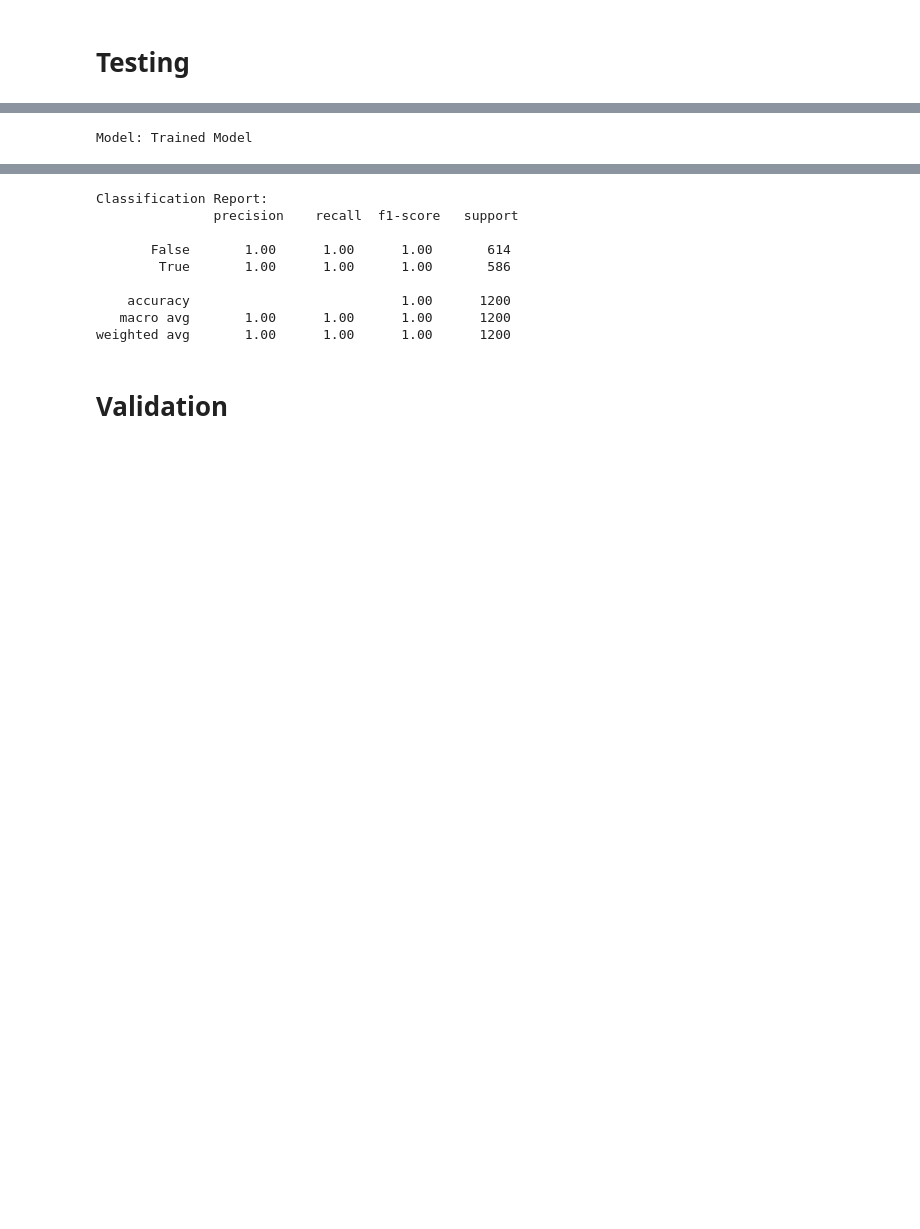
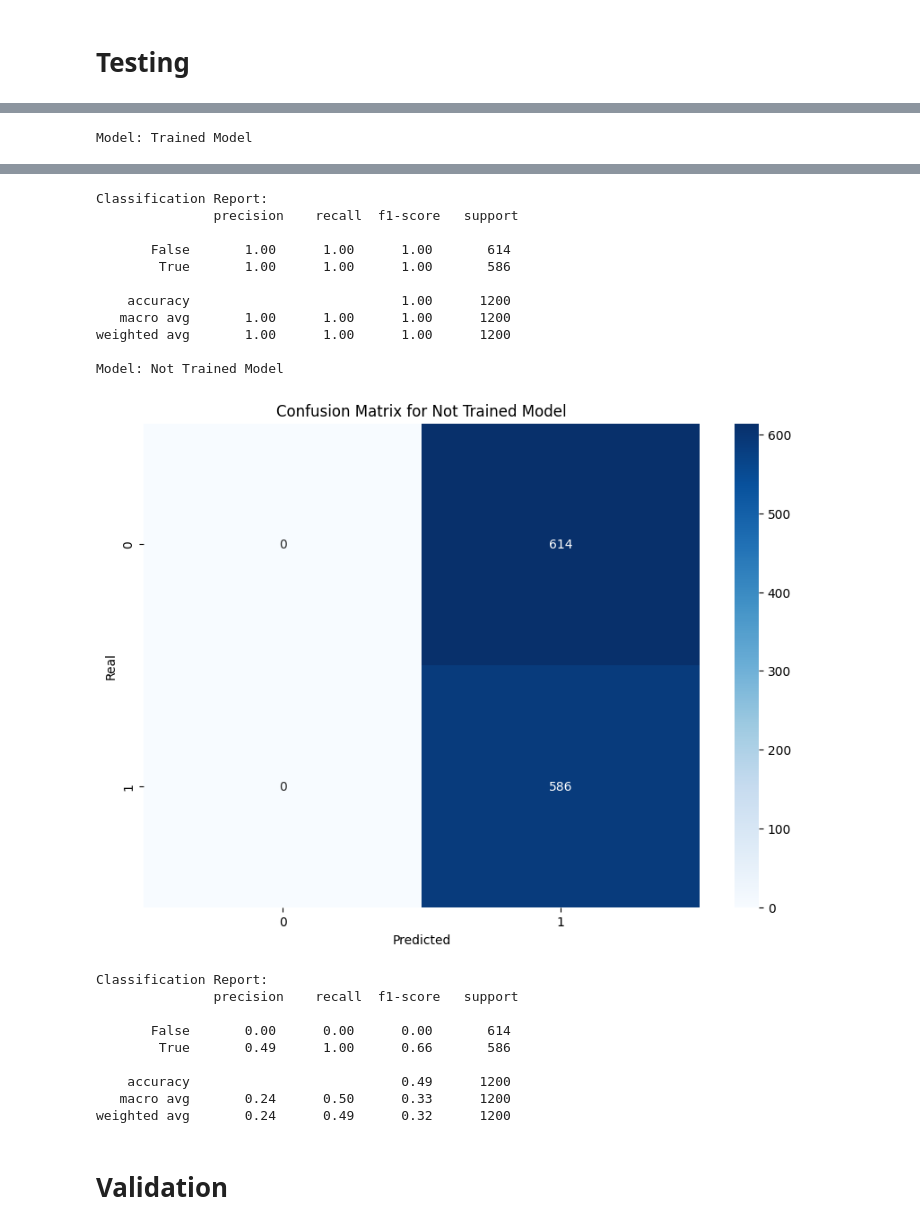
Before and after one commit to H4ppyCode/IA-AskTrainTravel, a Jupyter notebook: src/nlp/is_trip.ipynb, the cells around one changed output, grey strips where cells are left out. Drawn from its saved outputs; the diff is of its cells as text; code cells hidden in the pictures; blank space fills up the shorter version.

```diff
--- a/src/nlp/is_trip.ipynb
+++ b/src/nlp/is_trip.ipynb
@@ -95,5 +56,5 @@ nlp.to_disk("model_is_trip_trained")
 # %% [markdown]
 # Testing
 # %%
-nlp_trained = spacy.load("model_is_trip_trained")
-nlp_not_trained = spacy.load("fr_core_news_md")
+not_trained = IsTripModel()
+not_trained.load_model("fr_core_news_md")
@@ -172,18 +61,31 @@ def evaluate_model(y_true, y_pred, model_name):
 # %%
-evaluate_model(y_true_trained, y_pred_trained, "Trained Model")
-# evaluate_model(y_true_not_trained, y_pred_not_trained, "Not Trained Model")
+model.evaluate_model(model.test_data, "Trained Model")
+# We can test an untrained model but it raises warnings because the model is not trained yet
+not_trained.evaluate_model(not_trained.test_data, "Not Trained Model")
 # %% [output]
 Model: Trained Model
 [figure]
 Classification Report:
                precision    recall  f1-score   support
 
        False       1.00      1.00      1.00       614
         True       1.00      1.00      1.00       586
 
     accuracy                           1.00      1200
    macro avg       1.00      1.00      1.00      1200
 weighted avg       1.00      1.00      1.00      1200
+
+Model: Not Trained Model
+[figure, added]
+Classification Report:
+               precision    recall  f1-score   support
+
+       False       0.00      0.00      0.00       614
+        True       0.49      1.00      0.66       586
+
+    accuracy                           0.49      1200
+   macro avg       0.24      0.50      0.33      1200
+weighted avg       0.24      0.49      0.32      1200
 # %% [markdown]
 # Validation
 # %%
```
Also changed, not shown: parts of 17 cells of this notebook, 1 other file.
